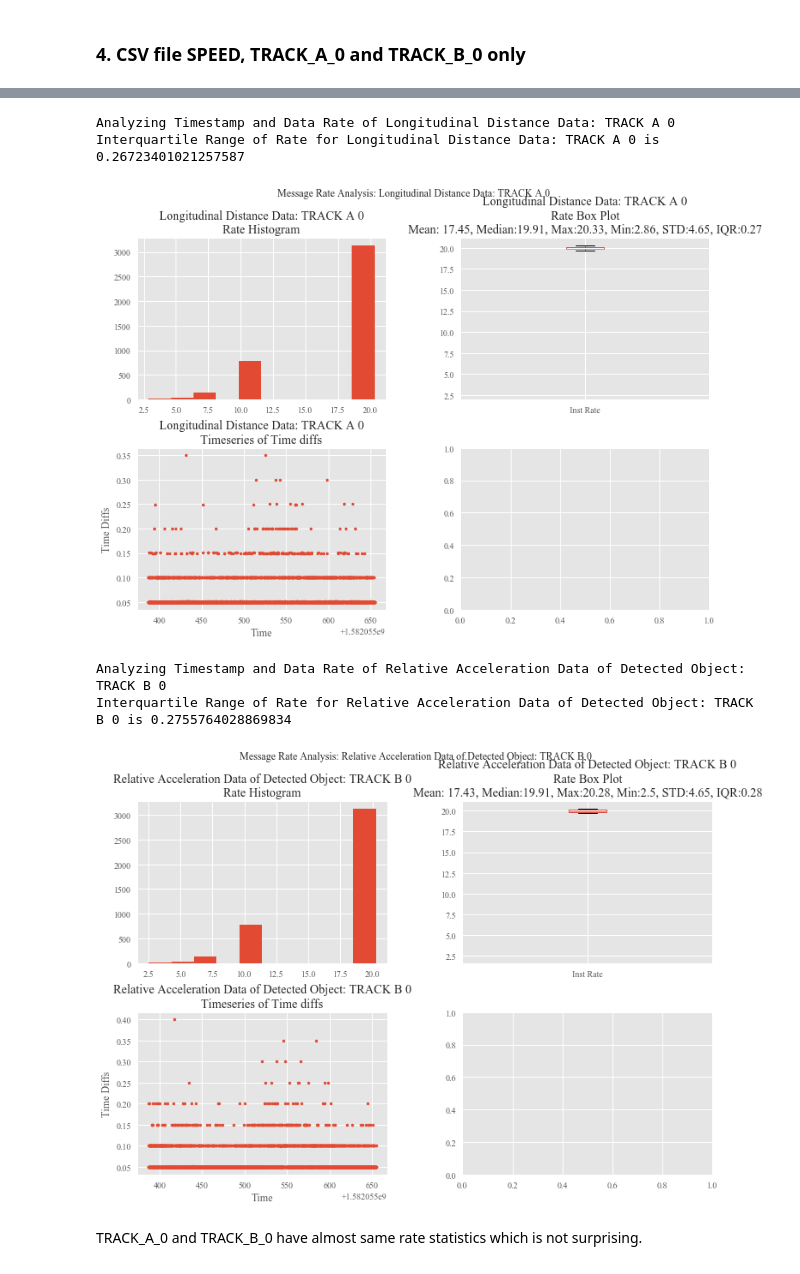
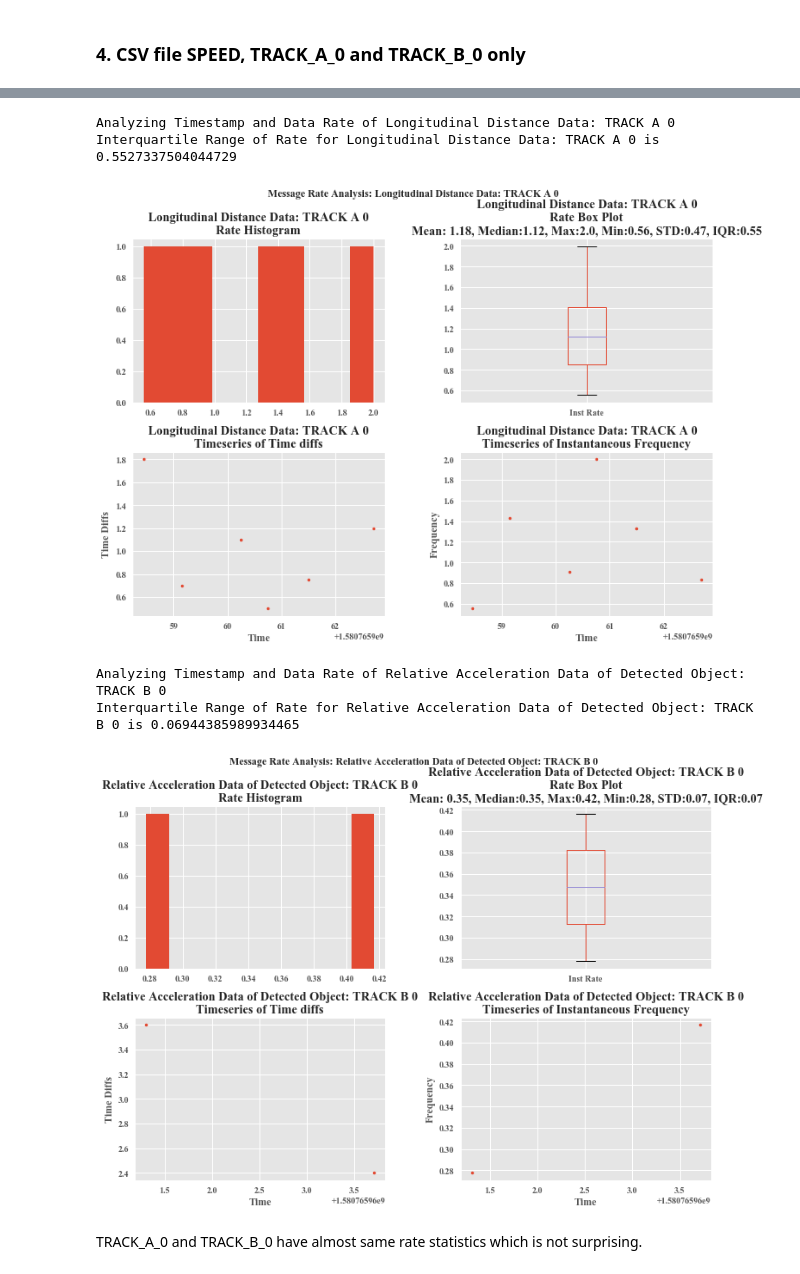
Before and after one commit to jmscslgroup/strym, a Jupyter notebook: notebook/CAN Data Analysis using strymread.ipynb, the cells around one changed output, grey strips where cells are left out. Drawn from its saved outputs; the diff is of its cells as text; code cells hidden in the pictures.

```diff
--- a/notebook/CAN Data Analysis using strymread.ipynb
+++ b/notebook/CAN Data Analysis using strymread.ipynb
@@ -34,7 +34,7 @@ import numpy as np
 # %% [markdown]
 ## Specify Data Location
 # %%
-datafolder = "/Users/sprinkle/work/research/circles/cyverse/2020_03_03/"
+datafolder = "/home/ivory/CyverseData/JmscslgroupData/PandaData/2020_02_03/"
 import glob
 csvlist = glob.glob(datafolder+"*.csv")
 # %%
@@ -157,20 +157,20 @@ Interquartile Range of Rate for Speed Data is 33.15132055347023
 # %%
 track_id = np.arange(0, 1) # I want to analyze rate for TRACK_A_0 only
-long_dist = r5.ts_long_dist(track_id)
+long_dist = r5.long_dist(track_id)
 
 strym.ranalyze(long_dist, title='Longitudinal Distance Data: TRACK A 0')
 # %% [output]
 Analyzing Timestamp and Data Rate of Longitudinal Distance Data: TRACK A 0
-Interquartile Range of Rate for Longitudinal Distance Data: TRACK A 0 is 0.26723401021257587
+Interquartile Range of Rate for Longitudinal Distance Data: TRACK A 0 is 0.5527337504044729
-[figure, old version]
+[figure, new version]
 # %%
 track_id = np.arange(0, 1) # I want to analyze rate for TRACK_B_0 only
-rel_accel = r5.ts_rel_accel(track_id)
+rel_accel = r5.rel_accel(track_id)
 
 strym.ranalyze(rel_accel, title='Relative Acceleration Data of Detected Object: TRACK B 0')
 # %% [output]
 Analyzing Timestamp and Data Rate of Relative Acceleration Data of Detected Object: TRACK B 0
-Interquartile Range of Rate for Relative Acceleration Data of Detected Object: TRACK B 0 is 0.2755764028869834
+Interquartile Range of Rate for Relative Acceleration Data of Detected Object: TRACK B 0 is 0.06944385989934465
-[figure, old version]
+[figure, new version]
 # %% [markdown]
 TRACK_A_0 and TRACK_B_0 have almost same rate statistics which is not surprising.
```
Also changed, not shown: parts of 15 cells of this notebook.
